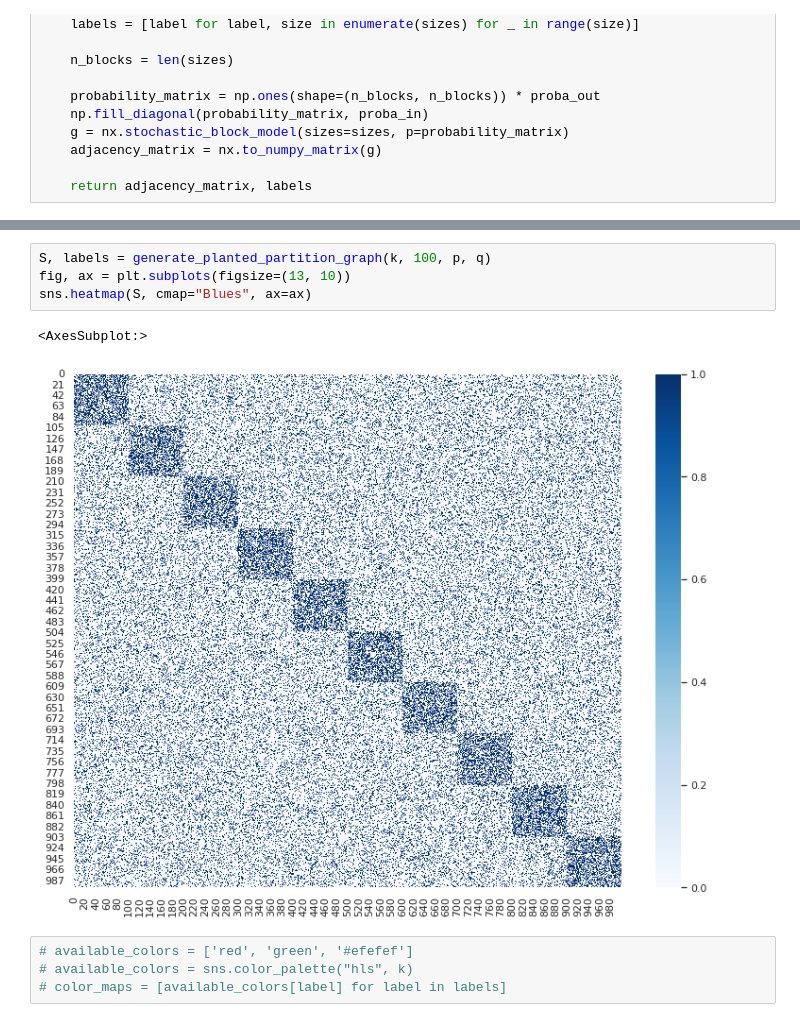
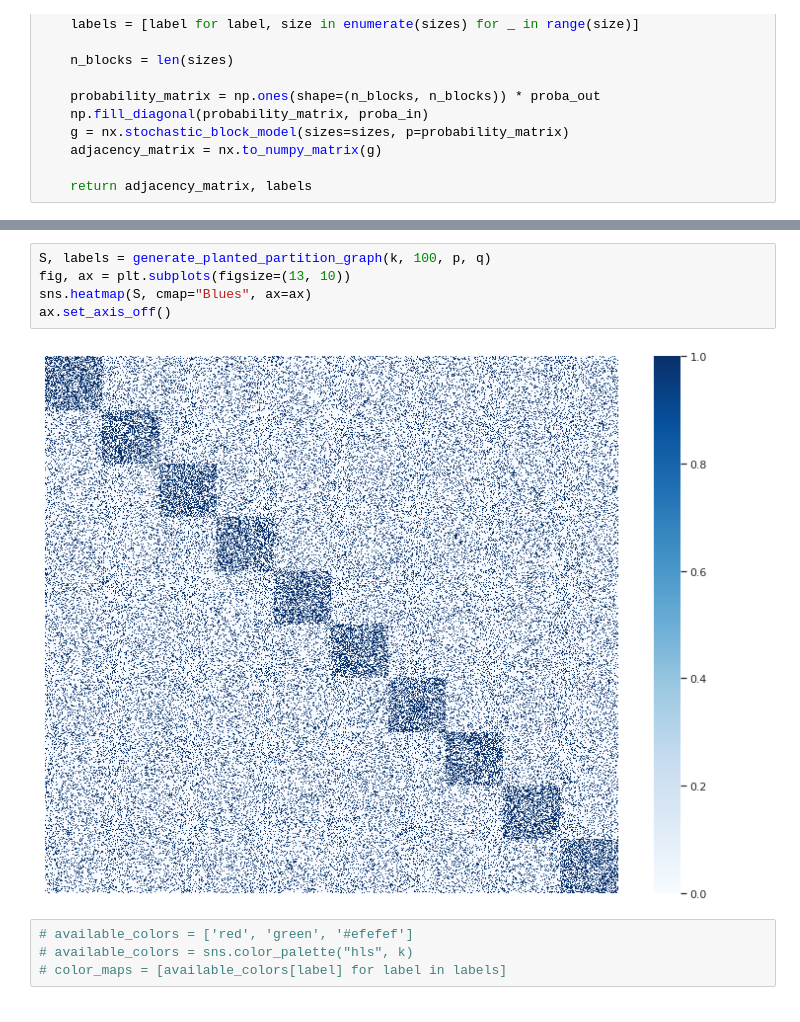
Before and after one commit to sheikhomar/mixture-learning, a Jupyter notebook: notebooks/06-planted-partition.ipynb, the cells around one changed output, grey strips where cells are left out. Drawn from its saved outputs; the diff is of its cells as text.

```diff
--- a/notebooks/06-planted-partition.ipynb
+++ b/notebooks/06-planted-partition.ipynb
@@ -52,10 +62,10 @@ p
 # %%
 S, labels = generate_planted_partition_graph(k, 100, p, q)
 fig, ax = plt.subplots(figsize=(13, 10))
 sns.heatmap(S, cmap="Blues", ax=ax)
+ax.set_axis_off()
 # %% [output]
-<AxesSubplot:>
-[figure, old version]
+[figure, new version]
 # %%
 # available_colors = ['red', 'green', '#efefef']
 # available_colors = sns.color_palette("hls", k)
```
Also changed, not shown: parts of 11 cells of this notebook.
